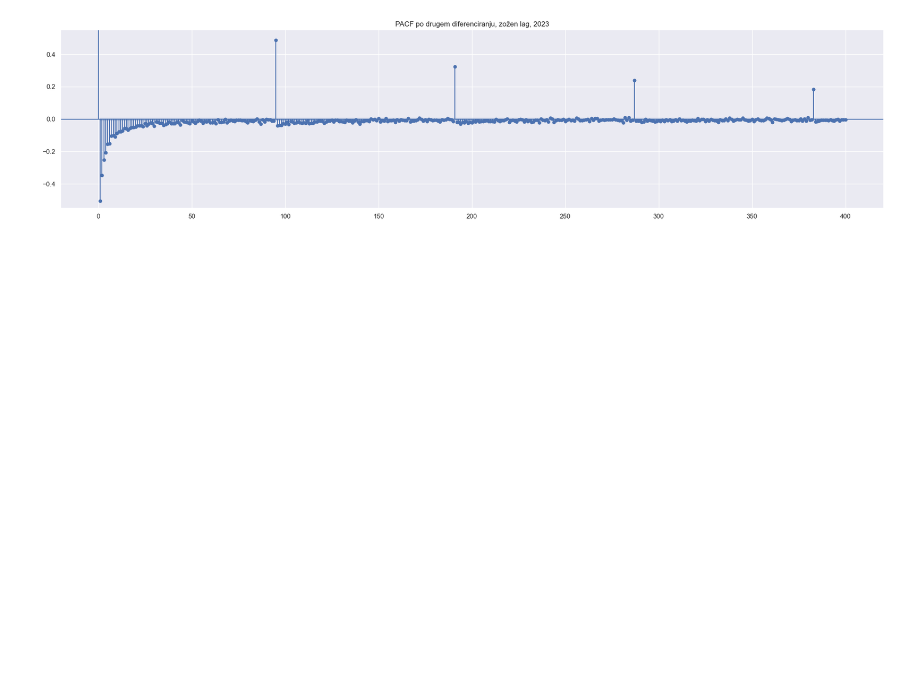
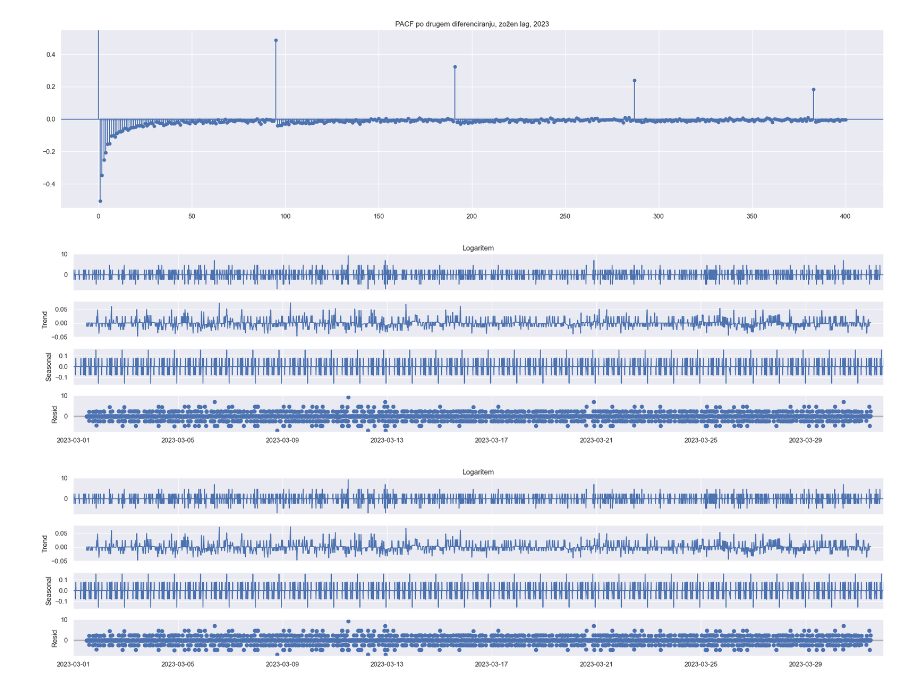
Before and after one commit to karolina-sa/Matematika-z-racunalnikom-projekt, a Jupyter notebook: analiza_casovne_vrste.ipynb, the cells around one changed output. Saved outputs shown, nothing was run; the diff lists cells and outputs as text; code cells hidden in the pictures; blank space fills up the shorter version.

```diff
--- a/analiza_casovne_vrste.ipynb
+++ b/analiza_casovne_vrste.ipynb
@@ -175,6 +201,11 @@ plt.title('PACF po drugem diferenciranju, zožen lag, 2023')
 # %% [output]
 Text(0.5, 1.0, 'PACF po drugem diferenciranju, zožen lag, 2023')
 [figure]
+# %%
+seasonal_decompose(ts_diff2['2023-03'].dropna(), model='additive', period=96).plot()
+# %% [output]
+[figure, added]
+[figure, added]
 # %%
 # visoka korelacije je pri: 1, 2, 95, 191, se ponovi na 96
 
```
Also changed, not shown: parts of 15 cells of this notebook.
